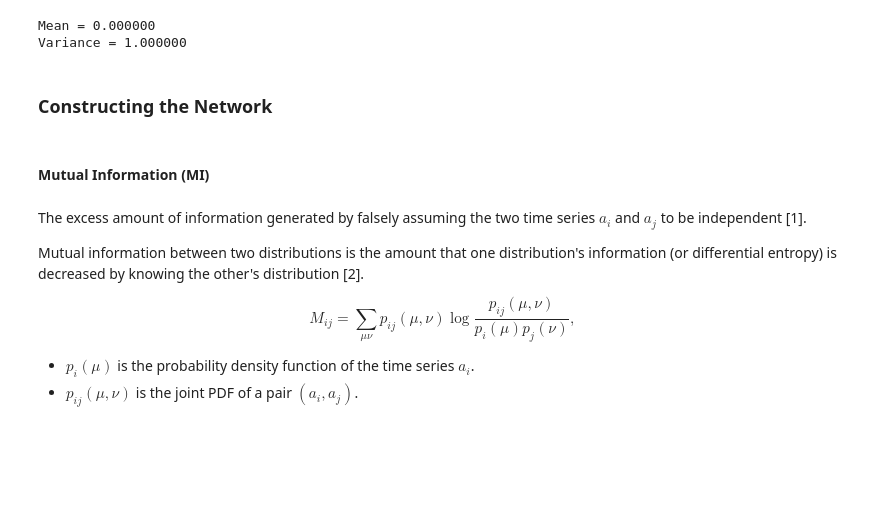
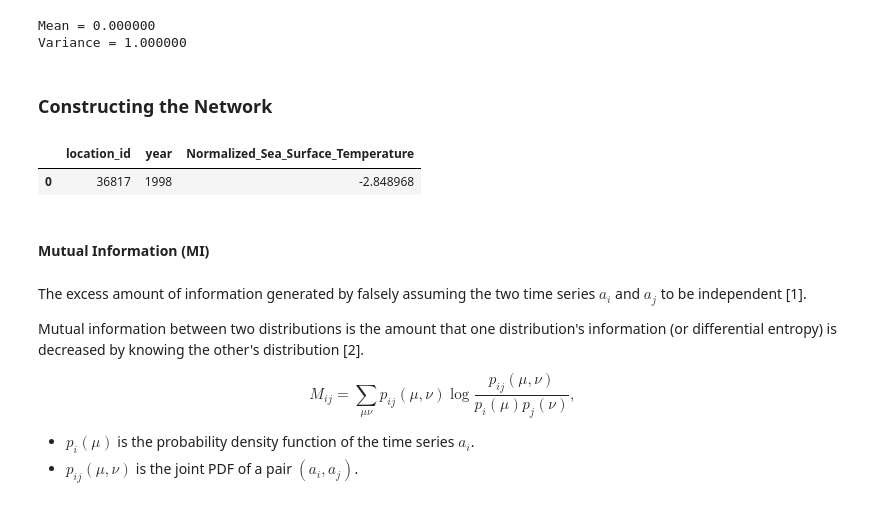
Before and after one commit to AlexFidalgo/El-Nino-La-Nina-Detection-Using-Complex-Networks, a Jupyter notebook: MainNotebook.ipynb, the cells around one changed output. Cells and saved outputs as stored; diff of their text form; code cells hidden in the pictures; blank space fills up the shorter version.

```diff
--- a/MainNotebook.ipynb
+++ b/MainNotebook.ipynb
@@ -399,3 +484,8 @@ location_ids = list(time_series_dict.keys())
+# %%
+temp_time_series[['location_id', 'year', 'Normalized_Sea_Surface_Temperature']].head(1)
+# %% [output]
+|  | location_id | year | Normalized_Sea_Surface_Temperature |
+| 0 | 36817 | 1998 | -2.848968 |
 # %% [markdown]
 #### Mutual Information (MI)
 # %% [markdown]
```
Also changed, not shown: parts of 30 cells of this notebook.
